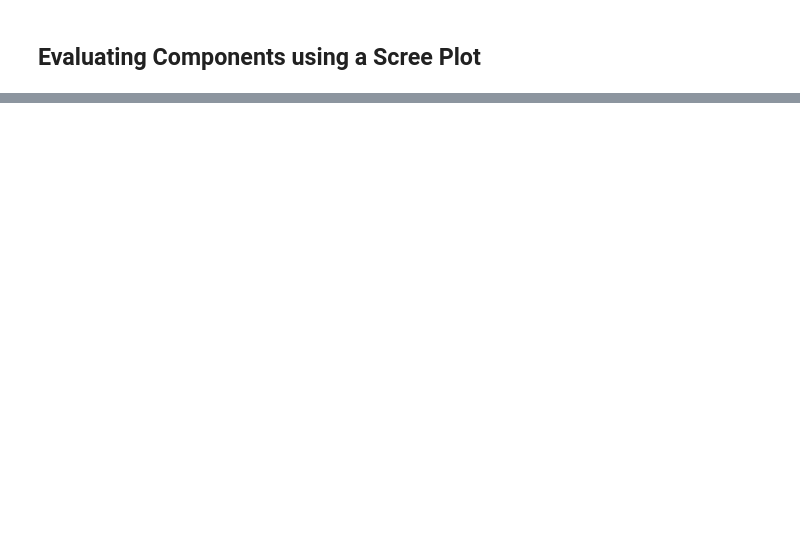
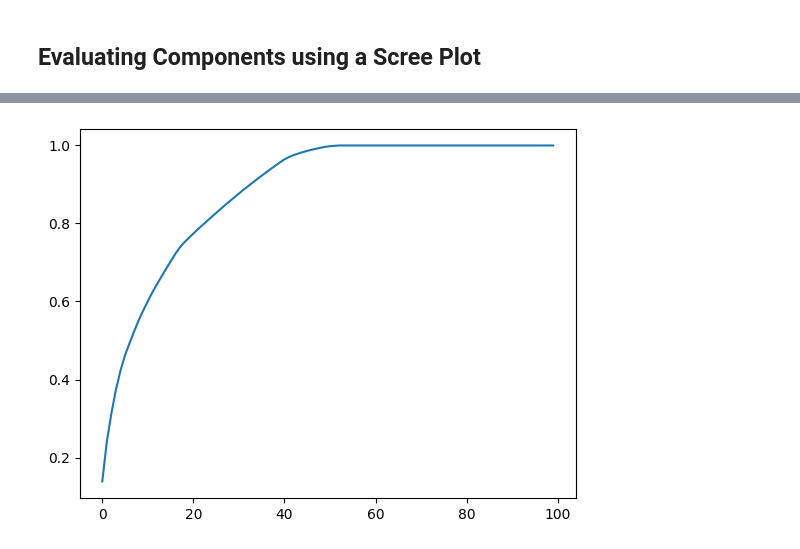
Before and after one commit to hypergalois/MachineFailurePrediction, a Jupyter notebook: 3.Preprocessing.ipynb, the cells around one changed output, grey strips where cells are left out. Saved outputs shown, nothing was run; the diff lists cells and outputs as text; code cells hidden in the pictures; blank space fills up the shorter version.

```diff
--- a/3.Preprocessing.ipynb
+++ b/3.Preprocessing.ipynb
@@ -33,0 +113,5 @@ plt.show()
+# %%
+plt.plot(fit_pca[100].explained_variance_ratio_.cumsum())
+plt.show()
+# %% [output]
+[figure, added]
```
Also changed, not shown: parts of 20 cells of this notebook.
